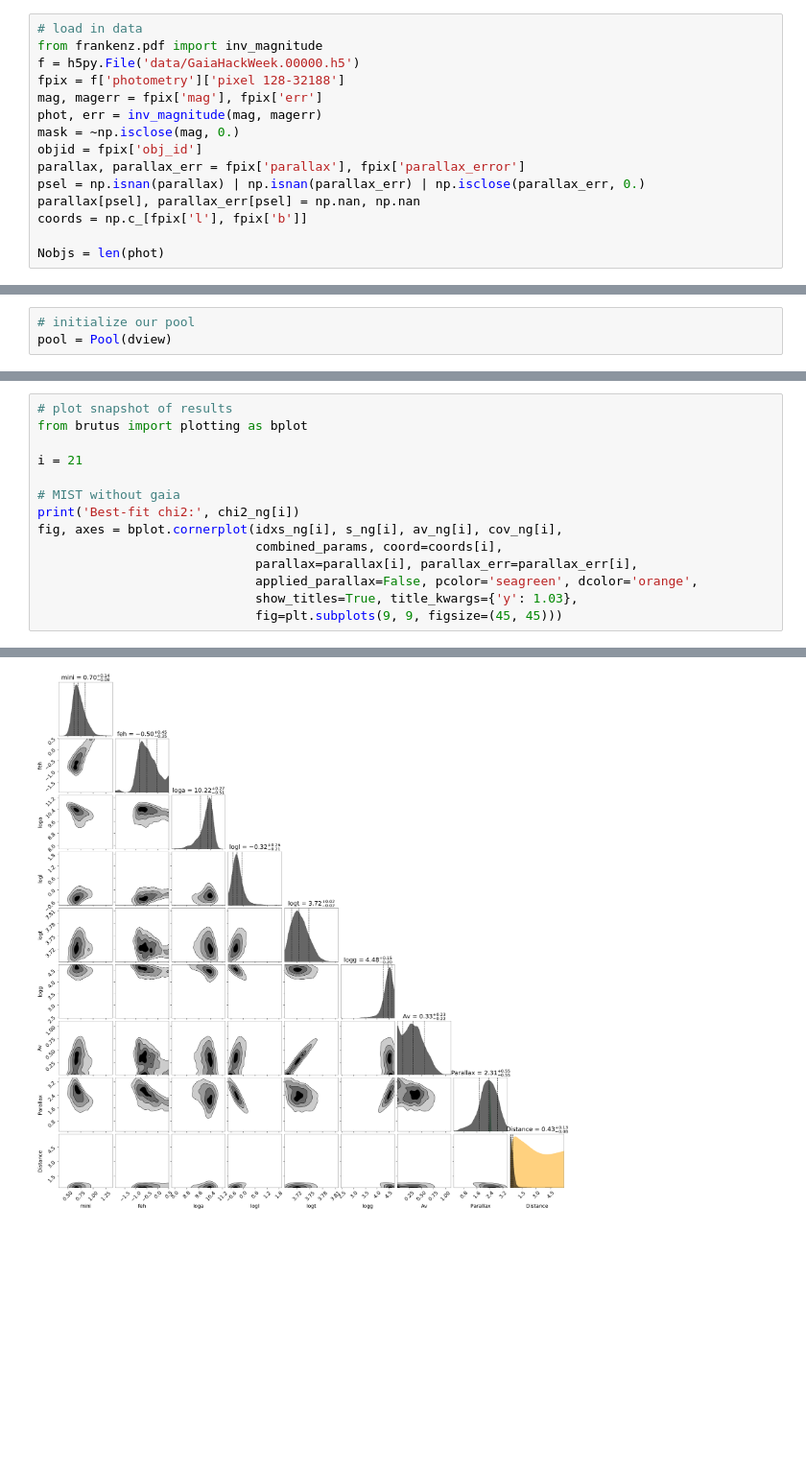
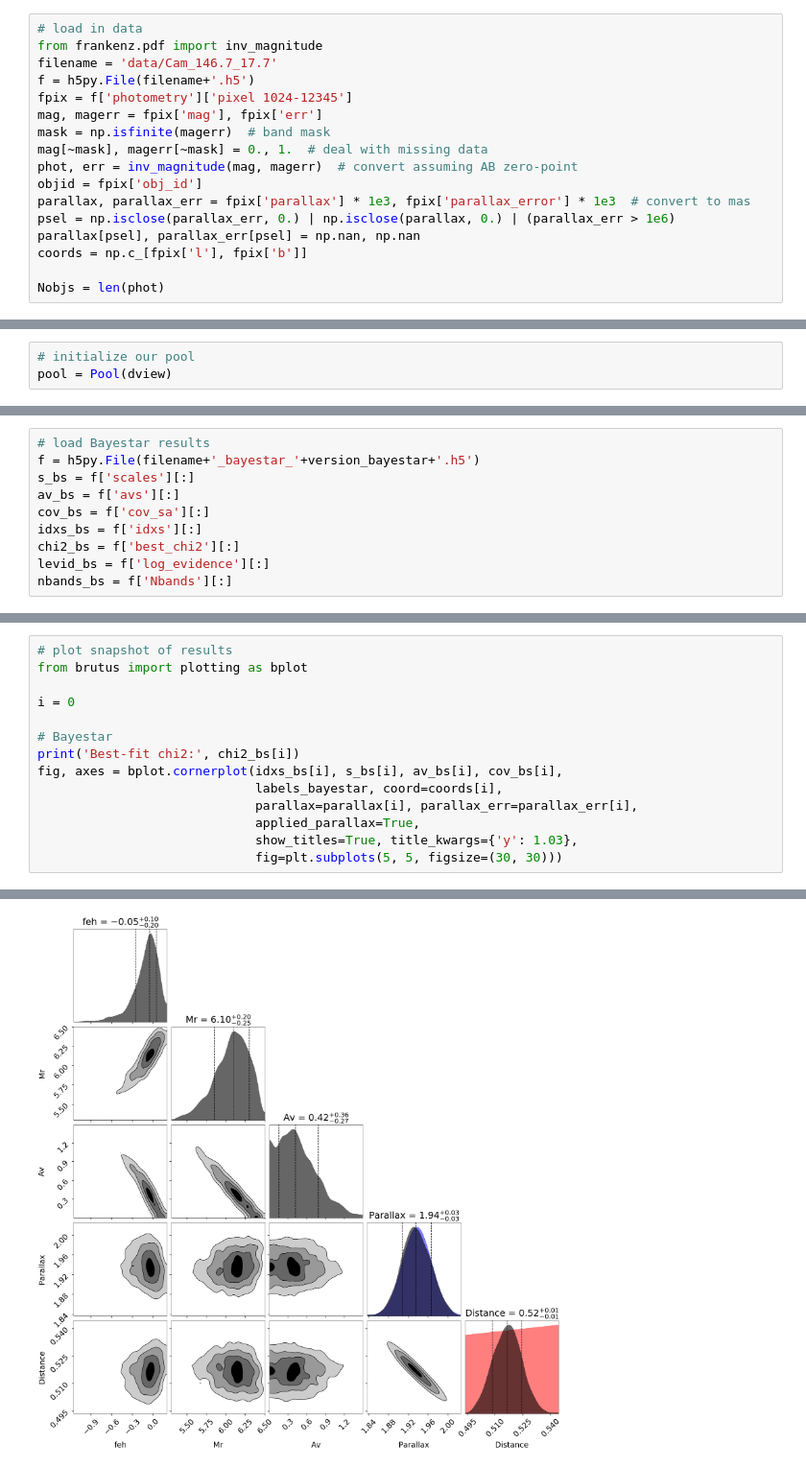
Before and after one commit to joshspeagle/brutus, a Jupyter notebook: bayestar_comparison.ipynb, the cells around one changed output, grey strips where cells are left out. Shown at 96% size. Cells and saved outputs as stored; diff of their text form; blank space fills up the shorter version.

```diff
--- a/bayestar_comparison.ipynb
+++ b/bayestar_comparison.ipynb
@@ -80,14 +80,16 @@ Reading filter 2MASS_Ks
 # %%
 # load in data
 from frankenz.pdf import inv_magnitude
-f = h5py.File('data/GaiaHackWeek.00000.h5')
-fpix = f['photometry']['pixel 128-32188']
+filename = 'data/Cam_146.7_17.7'
+f = h5py.File(filename+'.h5')
+fpix = f['photometry']['pixel 1024-12345']
 mag, magerr = fpix['mag'], fpix['err']
-phot, err = inv_magnitude(mag, magerr)
-mask = ~np.isclose(mag, 0.)
+mask = np.isfinite(magerr)  # band mask
+mag[~mask], magerr[~mask] = 0., 1.  # deal with missing data
+phot, err = inv_magnitude(mag, magerr)  # convert assuming AB zero-point
 objid = fpix['obj_id']
-parallax, parallax_err = fpix['parallax'], fpix['parallax_error']
-psel = np.isnan(parallax) | np.isnan(parallax_err) | np.isclose(parallax_err, 0.)
+parallax, parallax_err = fpix['parallax'] * 1e3, fpix['parallax_error'] * 1e3  # convert to mas
+psel = np.isclose(parallax_err, 0.) | np.isclose(parallax, 0.) | (parallax_err > 1e6)
 parallax[psel], parallax_err[psel] = np.nan, np.nan
 coords = np.c_[fpix['l'], fpix['b']]
 
@@ -237,0 +180,10 @@ levid_yg_bs = f['log_evidence'][:]
+# %%
+# load Bayestar results
+f = h5py.File(filename+'_bayestar_'+version_bayestar+'.h5')
+s_bs = f['scales'][:]
+av_bs = f['avs'][:]
+cov_bs = f['cov_sa'][:]
+idxs_bs = f['idxs'][:]
+chi2_bs = f['best_chi2'][:]
+levid_bs = f['log_evidence'][:]
+nbands_bs = f['Nbands'][:]
@@ -239,14 +201,14 @@ levid_yg_bs = f['log_evidence'][:]
 # plot snapshot of results
 from brutus import plotting as bplot
 
-i = 21
+i = 0
 
-# MIST without gaia
-print('Best-fit chi2:', chi2_ng[i])
-fig, axes = bplot.cornerplot(idxs_ng[i], s_ng[i], av_ng[i], cov_ng[i],
-                             combined_params, coord=coords[i],
+# Bayestar
+print('Best-fit chi2:', chi2_bs[i])
+fig, axes = bplot.cornerplot(idxs_bs[i], s_bs[i], av_bs[i], cov_bs[i],
+                             labels_bayestar, coord=coords[i],
                              parallax=parallax[i], parallax_err=parallax_err[i],
-                             applied_parallax=False, pcolor='seagreen', dcolor='orange',
+                             applied_parallax=True,
                              show_titles=True, title_kwargs={'y': 1.03},
-                             fig=plt.subplots(9, 9, figsize=(45, 45)))
+                             fig=plt.subplots(5, 5, figsize=(30, 30)))
 # %% [output]
@@ -254,3 +216,3 @@ Best-fit chi2: 0.0751582
-[figure, old version]
+[figure, new version]
 # %%
 # MIST with gaia
```
Also changed, not shown: parts of 24 cells of this notebook, 1 other file.
